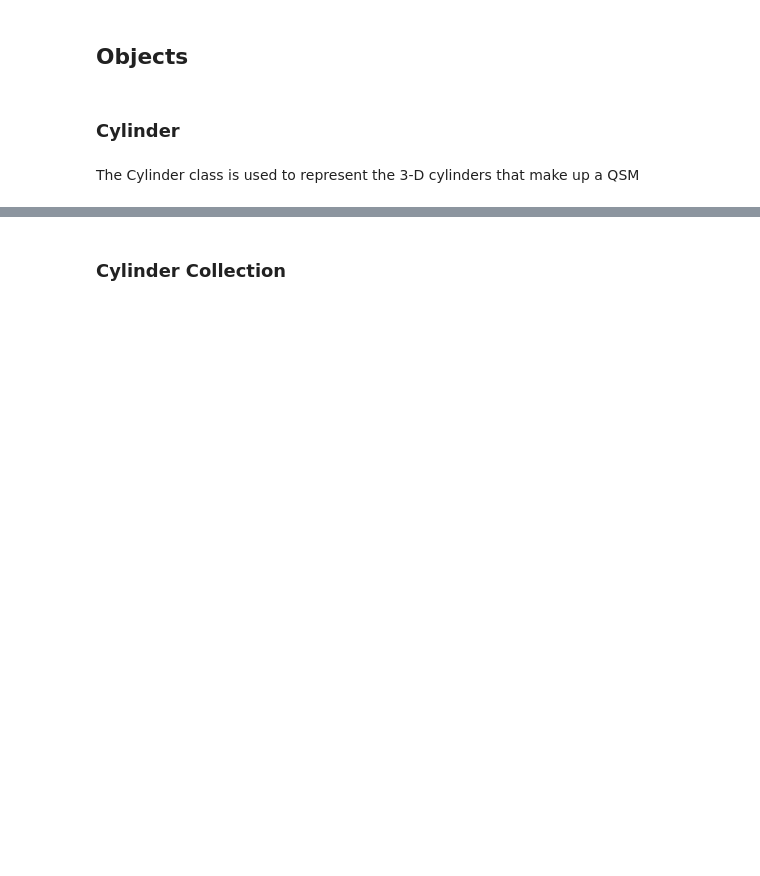
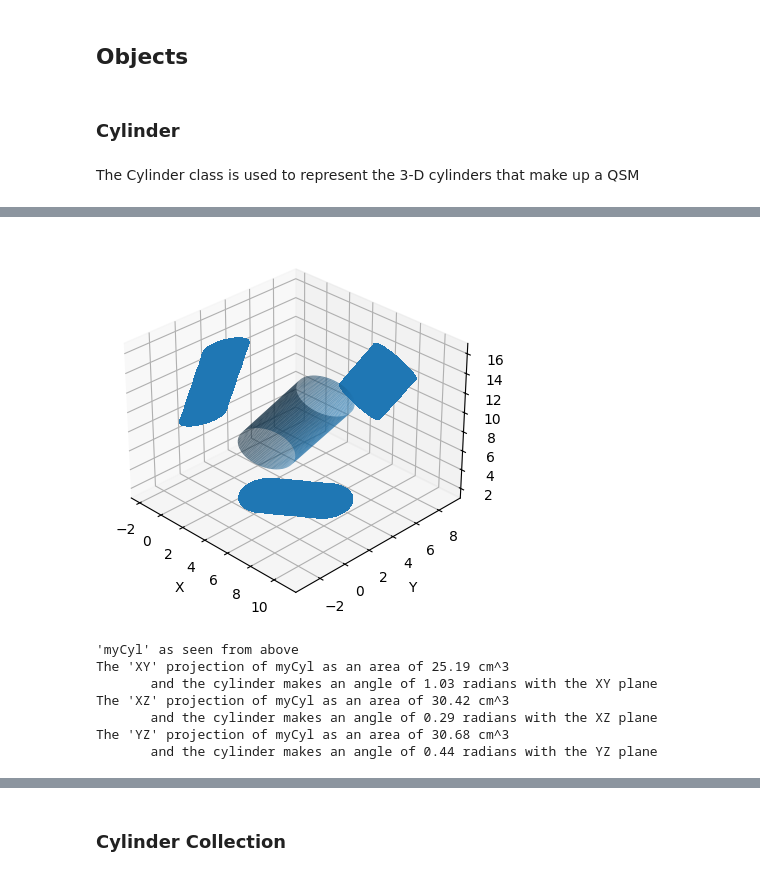
Before and after one commit to wischmcj/canopyHydrodynamics, a Jupyter notebook: examples/notebooks/tutorial.ipynb, the cells around one changed output, grey strips where cells are left out. Cells and saved outputs as stored; diff of their text form; code cells hidden in the pictures; blank space fills up the shorter version.

```diff
--- a/examples/notebooks/tutorial.ipynb
+++ b/examples/notebooks/tutorial.ipynb
@@ -40,0 +31,41 @@ Ultimately, the above functionality is used to calculate statistics regarding co
+# %%
+# Here we show the 3D view and the 3 possible 2D projections of a Cylinder object
+from src.canhydro.Cylinder import Cylinder
+
+
+myCyl = Cylinder(cyl_id=1.0,
+            x=[3,6],
+            y=[2,4],
+            z=[6,12],
+            radius=2.0,
+            length=0.064433,
+            branch_order=0.0,
+            branch_id=0.0,
+            volume=0.010021,
+            parent_id=0.0,
+            reverse_branch_order=32.0,
+            segment_id=0.0)
+
+fig = myCyl.draw_3D(show=True, draw_projections=True)
+
+myCyl.get_projection('XY')
+print("'myCyl' as seen from above")
+print(f"The 'XY' projection of myCyl as an area of {round(myCyl.projected_data['XY']['area'],2)} cm^3")
+print(f"       and the cylinder makes an angle of {round(myCyl.projected_data['XY']['angle'],2)} radians with the XY plane")
+
+myCyl.get_projection('XZ')
+print(f"The 'XZ' projection of myCyl as an area of {round(myCyl.projected_data['XZ']['area'],2)} cm^3")
+print(f"       and the cylinder makes an angle of {round(myCyl.projected_data['XZ']['angle'],2)} radians with the XZ plane")
+
+myCyl.get_projection('YZ')
+print(f"The 'YZ' projection of myCyl as an area of {round(myCyl.projected_data['YZ']['area'],2)} cm^3")
+print(f"       and the cylinder makes an angle of {round(myCyl.projected_data['YZ']['angle'],2)} radians with the YZ plane")
+# %% [output]
+[figure, added]
+'myCyl' as seen from above
+The 'XY' projection of myCyl as an area of 25.19 cm^3
+       and the cylinder makes an angle of 1.03 radians with the XY plane
+The 'XZ' projection of myCyl as an area of 30.42 cm^3
+       and the cylinder makes an angle of 0.29 radians with the XZ plane
+The 'YZ' projection of myCyl as an area of 30.68 cm^3
+       and the cylinder makes an angle of 0.44 radians with the YZ plane
```
Also changed, not shown: parts of 14 cells of this notebook, 5 other files.
